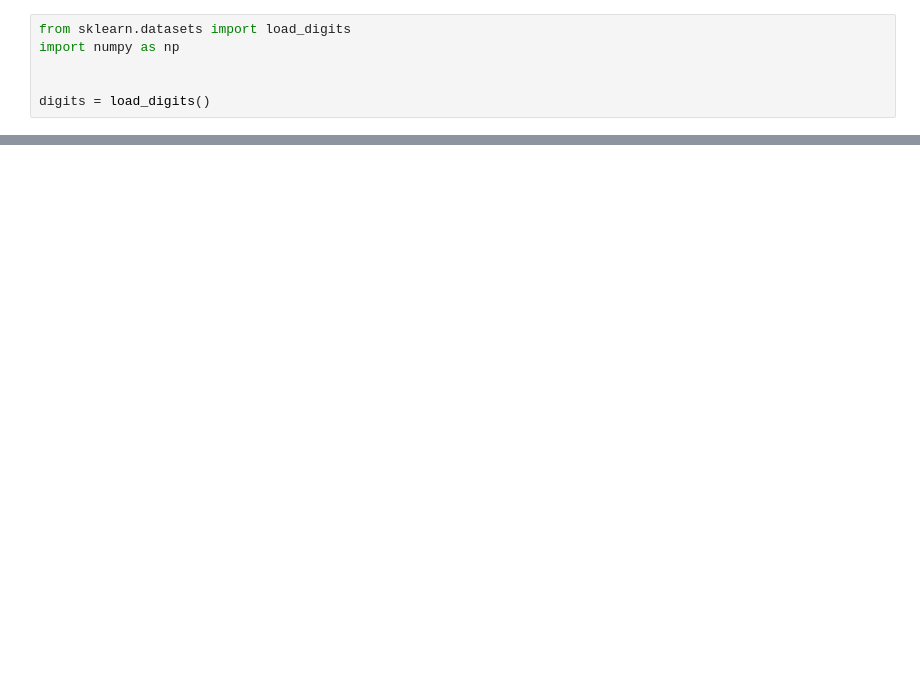
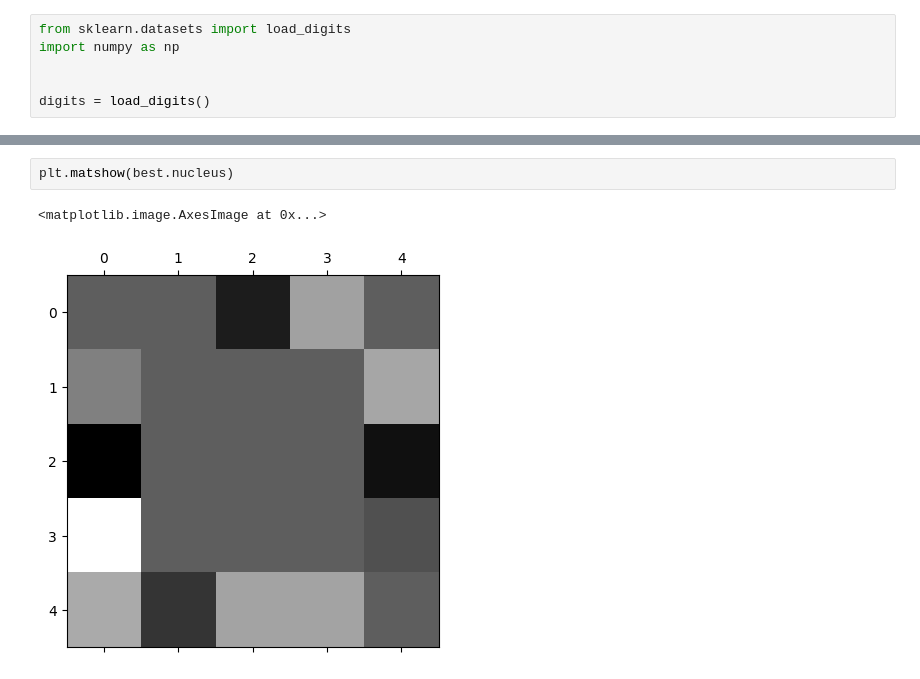
Before and after one commit to laandrad/nuclei, a Jupyter notebook: notebooks/mnist.ipynb, the cells around one changed output, grey strips where cells are left out. Saved outputs shown, nothing was run; the diff lists cells and outputs as text; blank space fills up the shorter version.

```diff
--- a/notebooks/mnist.ipynb
+++ b/notebooks/mnist.ipynb
@@ -68,0 +67,5 @@ Epoch training loss: 0.5420695826874854
+# %%
+plt.matshow(best.nucleus)
+# %% [output]
+<matplotlib.image.AxesImage at 0x...>
+[figure, added]
```
Also changed, not shown: parts of 4 cells of this notebook, 2 other files.
